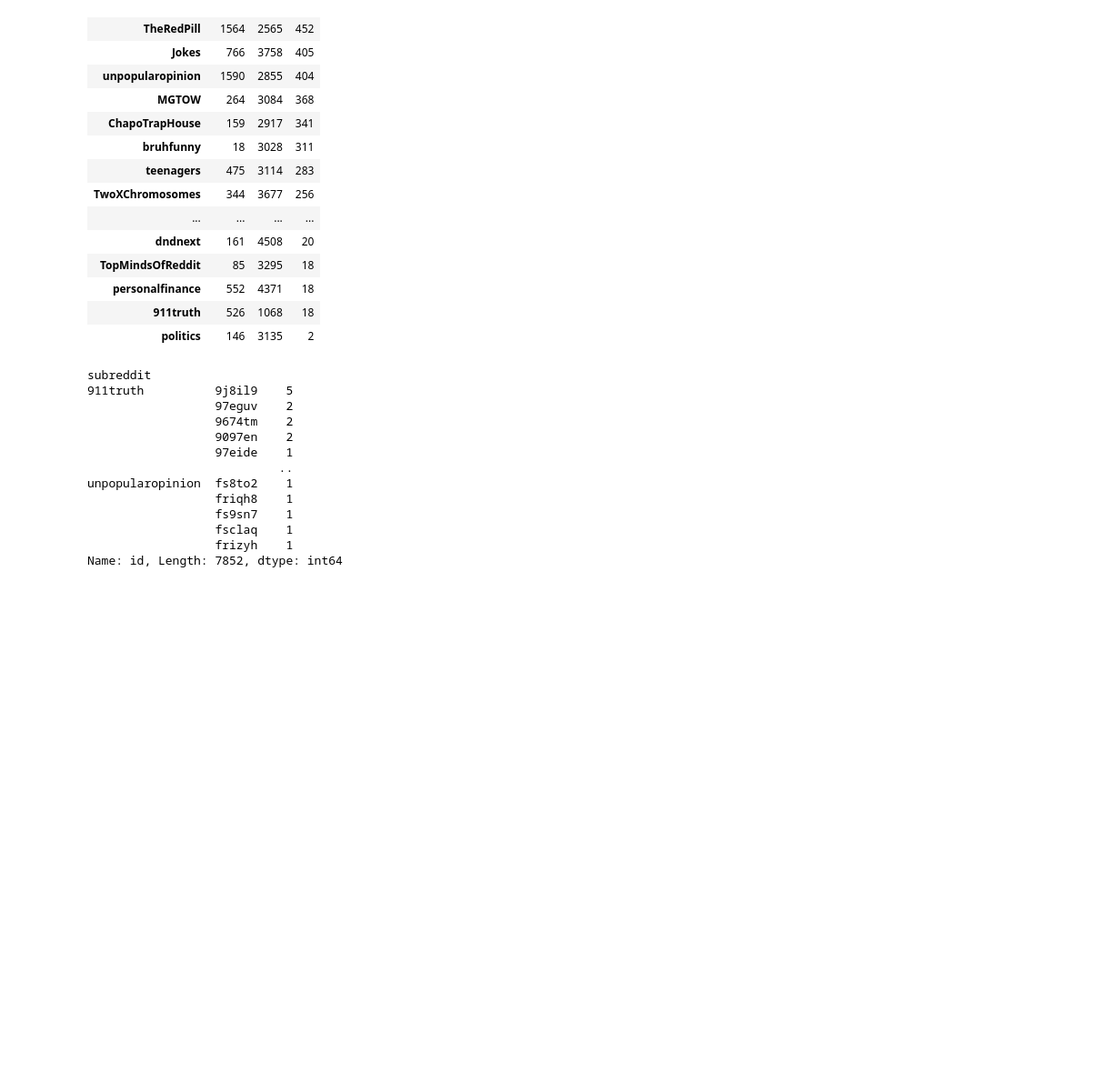
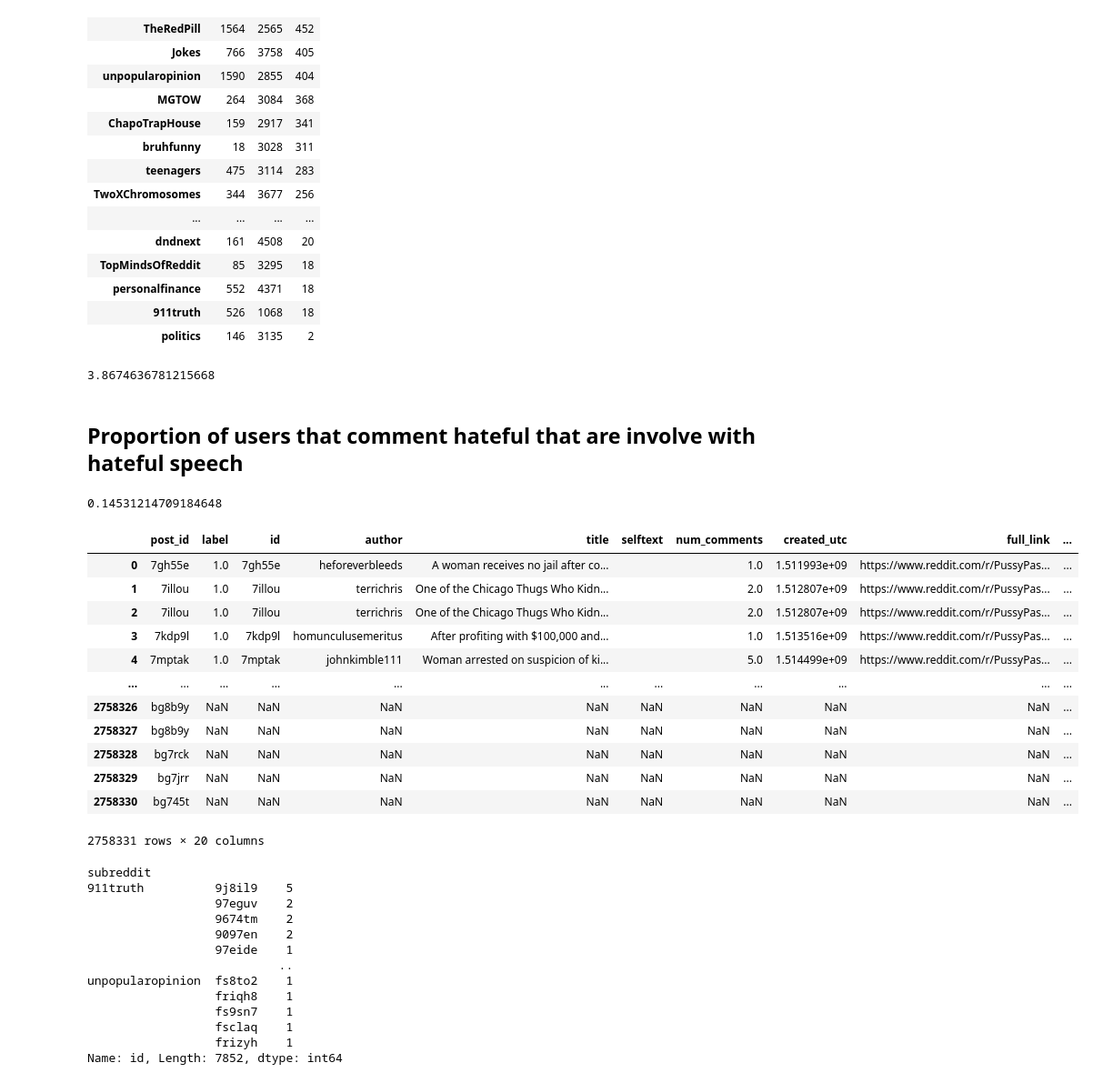
Before and after one commit to syeehyn/hinreddit, a Jupyter notebook: notebooks/EDA-sensitive.ipynb, the cells around one changed output. Shown at 91% size. Drawn from its saved outputs; the diff is of its cells as text; code cells hidden in the pictures; blank space fills up the shorter version.

```diff
--- a/notebooks/EDA-sensitive.ipynb
+++ b/notebooks/EDA-sensitive.ipynb
@@ -202,9 +211,44 @@ subreddit_label.sort_values(('count',1),ascending = False)
 | politics | 146 | 3135 | 2 |
 # %%
 post_label_neg = hate_benign_post[hate_benign_post['label'] == 1.0]
+# %%
+post_label_neg.author = post_label_neg.author.str.lower()
+post_label_neg.subreddit = post_label_neg.subreddit.str.lower()
+post_label_neg = post_label_neg[(post_label_neg.author != '[deleted]')&(post_label_neg.author != 'automoderator')& (post_label_neg.author != 'snapshillbot')]
+comments['link_id'] = comments.link_id.str[3:]
+post_label_neg = post_label_neg[(post_label_neg.id.isin(post_label.post_id)) & (post_label_neg.id.isin(comments.link_id))]
 # %%
 comment_post = pd.merge(post_label_neg,comments_label,how = 'outer', on = 'post_id')
 #pd.merge(comment_post,comments,how = 'left',left_on = 'comment_id',right_on = 'id')
+# %%
+max_score = comment_post[["toxic", "severe_toxic","obscene","threat","insult","identity_hate"]].max(axis=1)
+comment_post['comment_label'] = [1 if i > 0.5 else 0 for i in max_score]
+# %%
+max_score
+# %% [output]
+3.8674636781215668
+# %% [markdown]
+## Proportion of users that comment hateful that are involve with hateful speech
+# %%
+comment_post.comment_label.mean()
+# %% [output]
+0.14531214709184648
+# %%
+comment_post
+# %% [output]
+|  | post_id | label | id | author | title | selftext | num_comments | created_utc | full_link | ... |
+| 0 | 7gh55e | 1.0 | 7gh55e | heforeverbleeds | A woman receives no jail after co... |  | 1.0 | 1.511993e+09 | https://www.reddit.com/r/PussyPas... | ... |
+| 1 | 7illou | 1.0 | 7illou | terrichris | One of the Chicago Thugs Who Kidn... |  | 2.0 | 1.512807e+09 | https://www.reddit.com/r/PussyPas... | ... |
+| 2 | 7illou | 1.0 | 7illou | terrichris | One of the Chicago Thugs Who Kidn... |  | 2.0 | 1.512807e+09 | https://www.reddit.com/r/PussyPas... | ... |
+| 3 | 7kdp9l | 1.0 | 7kdp9l | homunculusemeritus | After profiting with $100,000 and... |  | 1.0 | 1.513516e+09 | https://www.reddit.com/r/PussyPas... | ... |
+| 4 | 7mptak | 1.0 | 7mptak | johnkimble111 | Woman arrested on suspicion of ki... |  | 5.0 | 1.514499e+09 | https://www.reddit.com/r/PussyPas... | ... |
+| ... | ... | ... | ... | ... | ... | ... | ... | ... | ... | ... |
+| 2758326 | bg8b9y | NaN | NaN | NaN | NaN | NaN | NaN | NaN | NaN | ... |
+| 2758327 | bg8b9y | NaN | NaN | NaN | NaN | NaN | NaN | NaN | NaN | ... |
+| 2758328 | bg7rck | NaN | NaN | NaN | NaN | NaN | NaN | NaN | NaN | ... |
+| 2758329 | bg7jrr | NaN | NaN | NaN | NaN | NaN | NaN | NaN | NaN | ... |
+| 2758330 | bg745t | NaN | NaN | NaN | NaN | NaN | NaN | NaN | NaN | ... |
+2758331 rows × 20 columns
 # %%
 comment_post.groupby('subreddit')['id'].apply(lambda x:x.value_counts())
 # %% [output]
```
Also changed, not shown: parts of 2 cells of this notebook.
